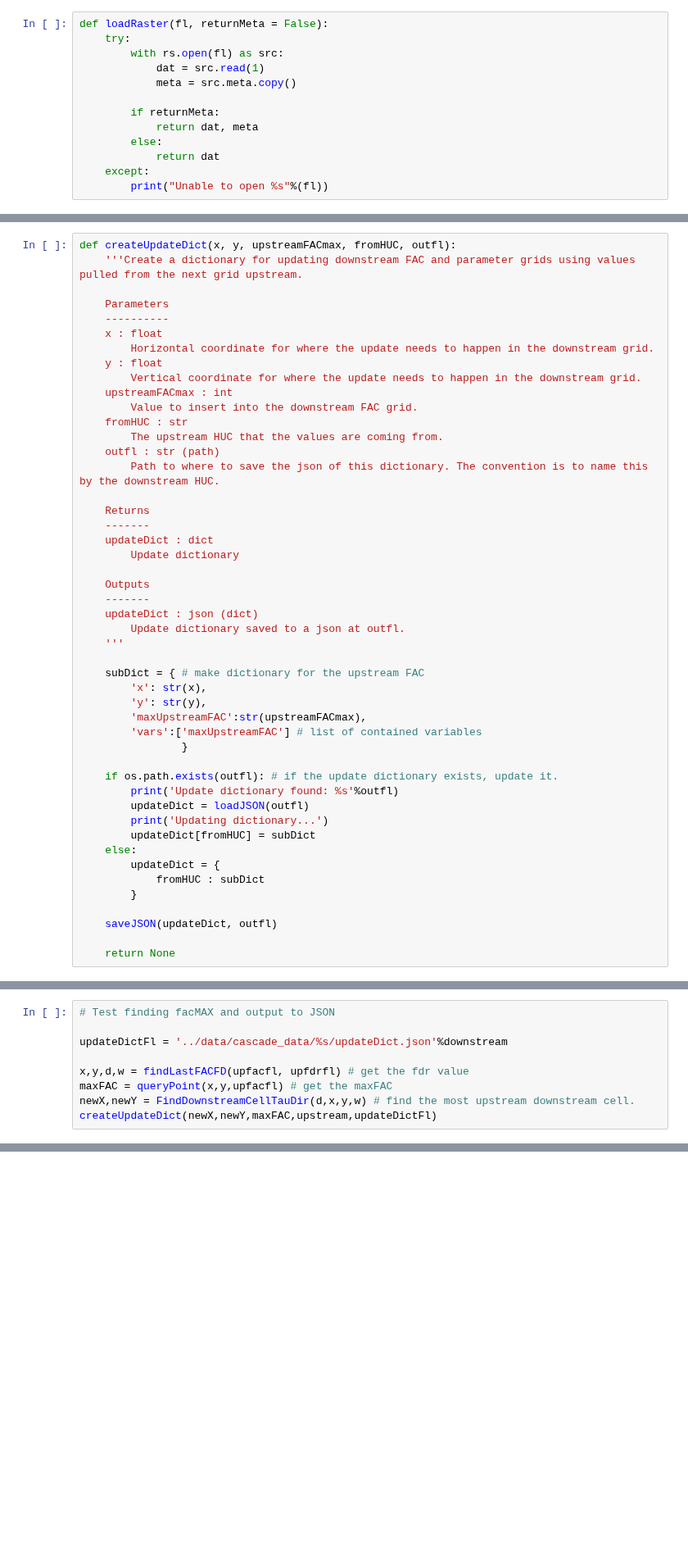
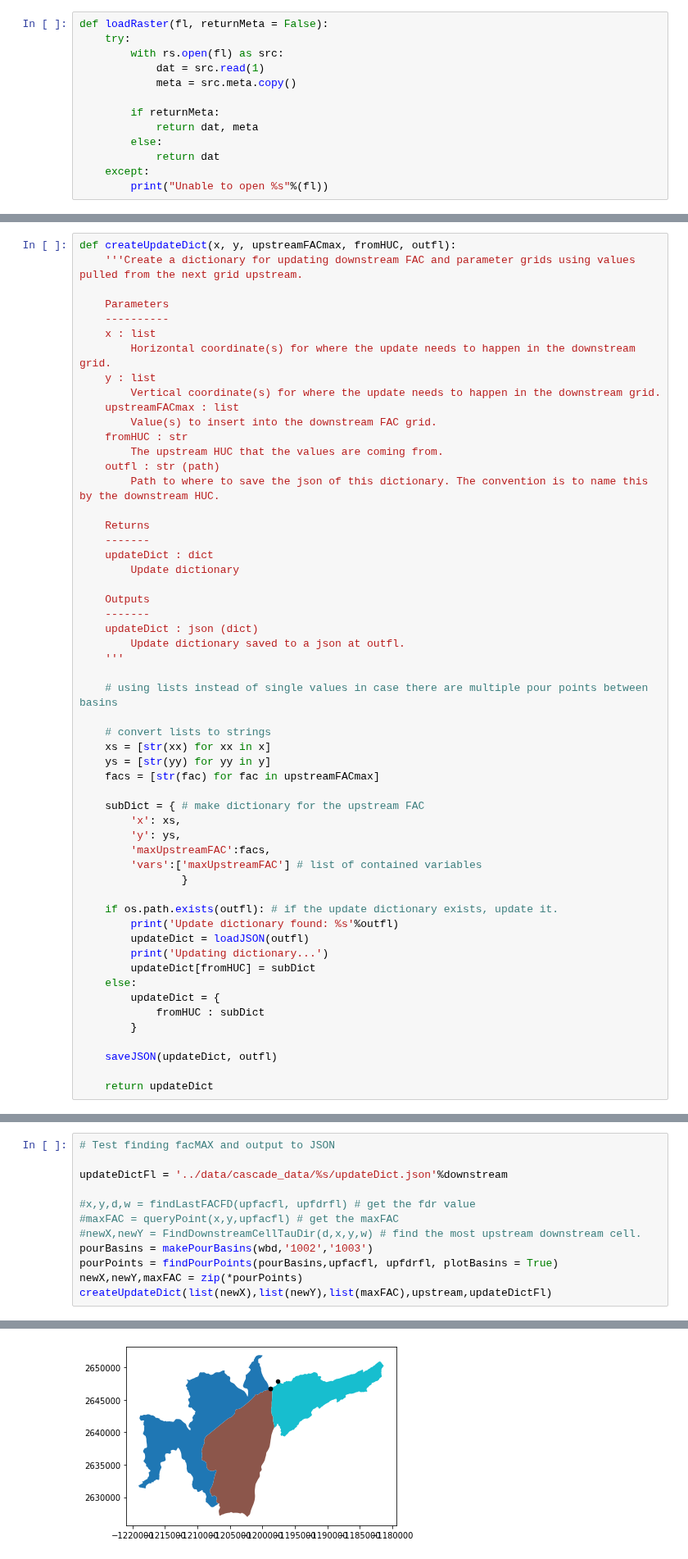
Before and after one commit to usgs/water-fcpg-tools, a Jupyter notebook: explore_cascade.ipynb, the cells around one changed output, grey strips where cells are left out. Shown at 82% size. Drawn from its saved outputs; the diff is of its cells as text; blank space fills up the shorter version.

```diff
--- a/explore_cascade.ipynb
+++ b/explore_cascade.ipynb
@@ -267,12 +360,12 @@ def createUpdateDict(x, y, upstreamFACmax, fromHUC, outfl):
 
     Parameters
     ----------
-    x : float
-        Horizontal coordinate for where the update needs to happen in the downstream grid.
-    y : float
-        Vertical coordinate for where the update needs to happen in the downstream grid.
-    upstreamFACmax : int
-        Value to insert into the downstream FAC grid.
+    x : list
+        Horizontal coordinate(s) for where the update needs to happen in the downstream grid.
+    y : list
+        Vertical coordinate(s) for where the update needs to happen in the downstream grid.
+    upstreamFACmax : list
+        Value(s) to insert into the downstream FAC grid.
     fromHUC : str
         The upstream HUC that the values are coming from.
     outfl : str (path)
@@ -289,10 +382,17 @@ def createUpdateDict(x, y, upstreamFACmax, fromHUC, outfl):
         Update dictionary saved to a json at outfl.
     '''
 
+    # using lists instead of single values in case there are multiple pour points between basins
+
+    # convert lists to strings
+    xs = [str(xx) for xx in x]
+    ys = [str(yy) for yy in y]
+    facs = [str(fac) for fac in upstreamFACmax]
+
     subDict = { # make dictionary for the upstream FAC
-        'x': str(x),
-        'y': str(y),
-        'maxUpstreamFAC':str(upstreamFACmax),
+        'x': xs,
+        'y': ys,
+        'maxUpstreamFAC':facs,
         'vars':['maxUpstreamFAC'] # list of contained variables
                 }
 
@@ -308,7 +408,7 @@ def createUpdateDict(x, y, upstreamFACmax, fromHUC, outfl):
 
     saveJSON(updateDict, outfl)
 
-    return None
+    return updateDict
 # %%
 def updateRaster(x,y,val,grd,outgrd):
     '''Insert val into grd as location specified by x,y, writes to outgrd.
@@ -351,7 +510,11 @@ def updateRaster(x,y,val,grd,outgrd):
 
 updateDictFl = '../data/cascade_data/%s/updateDict.json'%downstream
 
-x,y,d,w = findLastFACFD(upfacfl, upfdrfl) # get the fdr value
-maxFAC = queryPoint(x,y,upfacfl) # get the maxFAC
-newX,newY = FindDownstreamCellTauDir(d,x,y,w) # find the most upstream downstream cell.
-createUpdateDict(newX,newY,maxFAC,upstream,updateDictFl)
+#x,y,d,w = findLastFACFD(upfacfl, upfdrfl) # get the fdr value
+#maxFAC = queryPoint(x,y,upfacfl) # get the maxFAC
+#newX,newY = FindDownstreamCellTauDir(d,x,y,w) # find the most upstream downstream cell.
+pourBasins = makePourBasins(wbd,'1002','1003')
+pourPoints = findPourPoints(pourBasins,upfacfl, upfdrfl, plotBasins = True)
+newX,newY,maxFAC = zip(*pourPoints)
+createUpdateDict(list(newX),list(newY),list(maxFAC),upstream,updateDictFl)
+# %% [output]
@@ -357,0 +527 @@ createUpdateDict(newX,newY,maxFAC,upstream,updateDictFl)
+[figure, added]
```
Also changed, not shown: parts of 28 cells of this notebook, 1 other file.
